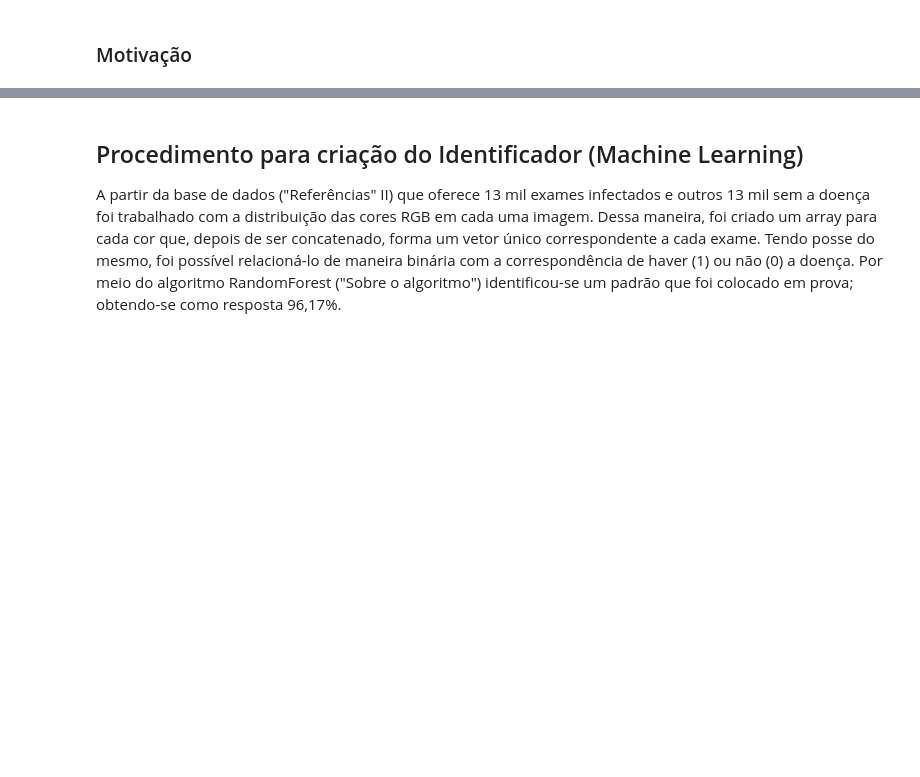
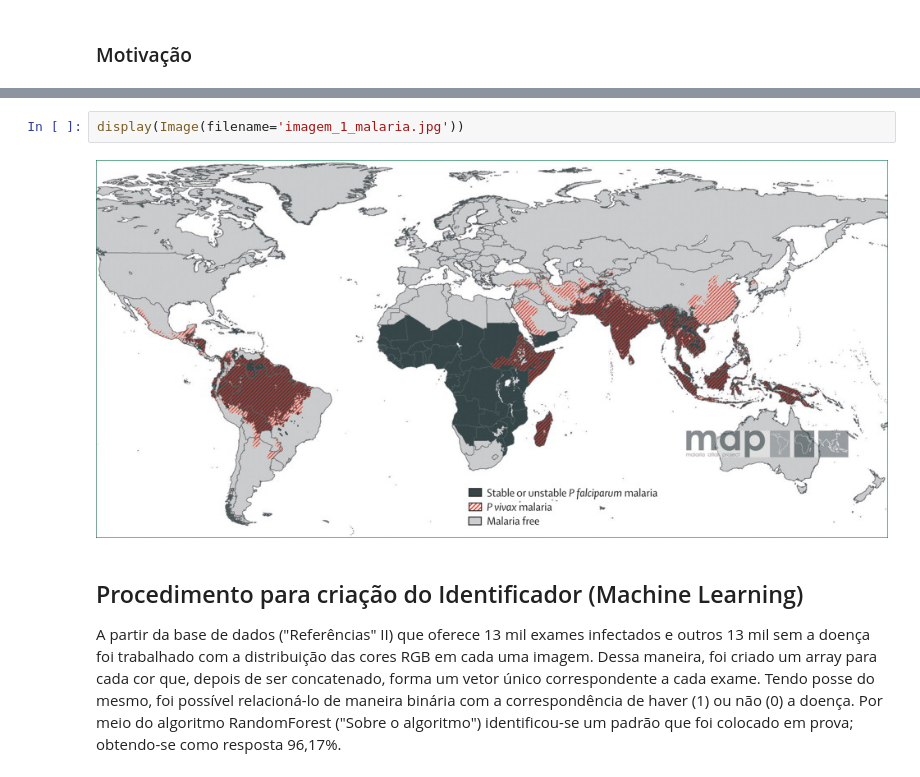
Before and after one commit to LuisFilipeMLoureiro/MachineLearning_Malaria, a Jupyter notebook: Projeto_3.ipynb, the cells around one changed output, grey strips where cells are left out. Drawn from its saved outputs; the diff is of its cells as text; blank space fills up the shorter version.

Commit message:
Arrumando imagem da introdução

```diff
--- a/Projeto_3.ipynb
+++ b/Projeto_3.ipynb
@@ -13,3 +11,7 @@
+# %%
+display(Image(filename='imagem_1_malaria.jpg'))
+# %% [output]
+[figure, added]
 # %% [markdown]
 ## Procedimento para criação do Identificador (Machine Learning)
 
```
Also changed, not shown: parts of 3 cells of this notebook.
